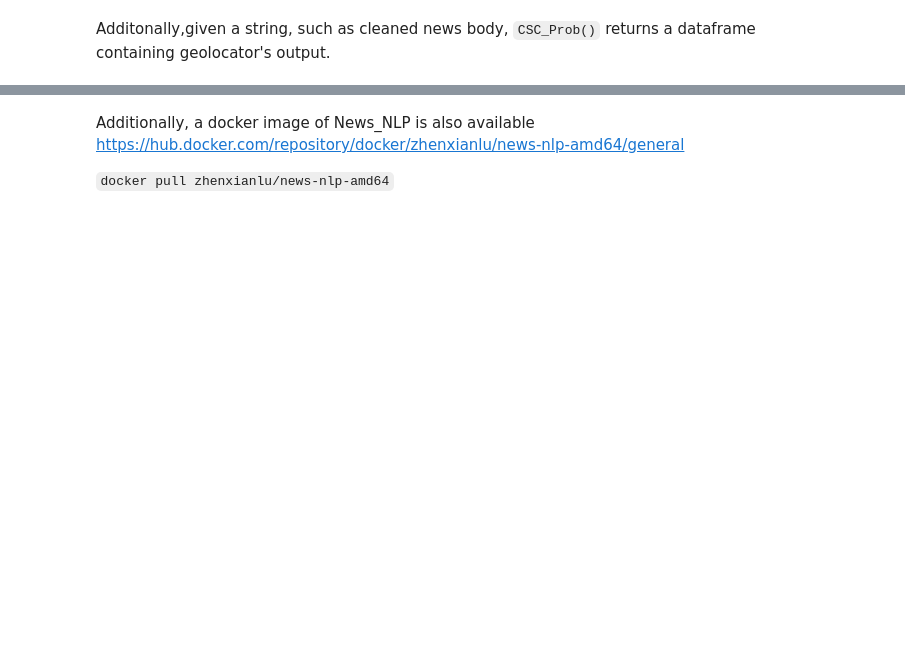
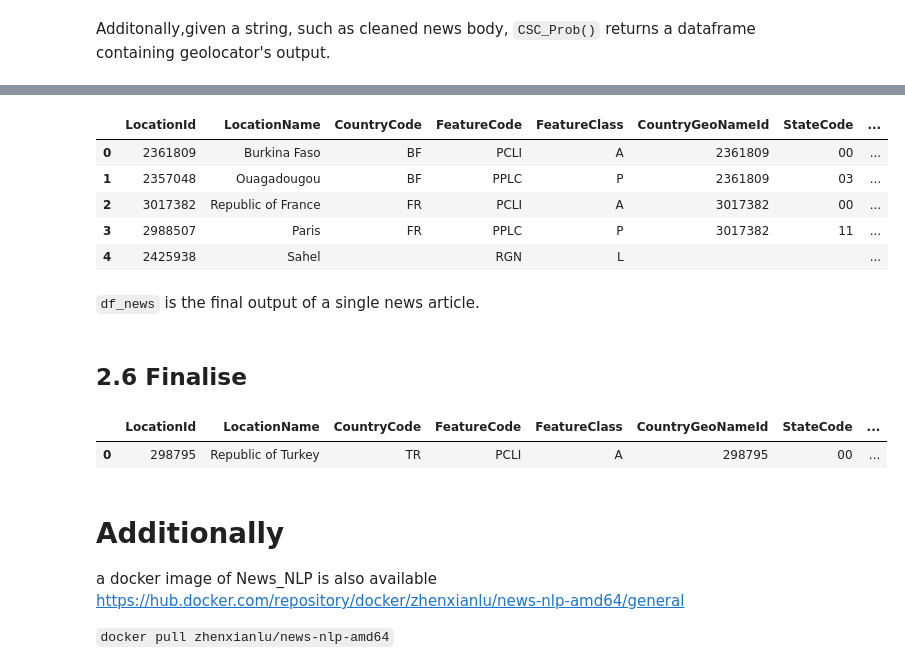
Before and after one commit to HigherHoopern/News_NLP, a Jupyter notebook: NewsAPP.ipynb, the cells around one changed output, grey strips where cells are left out. Drawn from its saved outputs; the diff is of its cells as text; code cells hidden in the pictures; blank space fills up the shorter version.

Commit message:
add single_news_nlp()

```diff
--- a/NewsAPP.ipynb
+++ b/NewsAPP.ipynb
@@ -321,8 +373,8 @@ news[:999]
 ## 2.2 Clean data
 # %%
 # clean news for news type classifier and sentiment classifier
-df_clf_sa = Preprocessing_Clf_SA(news)
-df_clf_sa
+news_clf_sa = Preprocessing_Clf_SA(news)
+news_clf_sa
 # %% [output]
 'ouagadougou afp burkina faso strongman lieutenantcolonel paulhenri sandaogo damiba came power military coup eight month ago friday military official said removed head junta second coup year damiba fi ...
 # %%
@@ -333,0 +388,3 @@ news_geo
+# %%
+pred_class = GPR_Clf(news_clf_sa)
+pred_class
@@ -333,0 +397,4 @@ news_geo
+# %%
+# implemennt sentiment classifier on single news article
+sentiment_strength = Sen_Clf(news_clf_sa)
+sentiment_strength
@@ -357,0 +417,15 @@ df_Get_CSC_Prob.head(5)
+# %%
+df_news['pred_class'] = pred_class
+df_news['Symantic'] = sentiment_strength
+df_news
+# %% [output]
+|  | LocationId | LocationName | CountryCode | FeatureCode | FeatureClass | CountryGeoNameId | StateCode | ... |
+| 0 | 2361809 | Burkina Faso | BF | PCLI | A | 2361809 | 00 | ... |
+| 1 | 2357048 | Ouagadougou | BF | PPLC | P | 2361809 | 03 | ... |
+| 2 | 3017382 | Republic of France | FR | PCLI | A | 3017382 | 00 | ... |
+| 3 | 2988507 | Paris | FR | PPLC | P | 3017382 | 11 | ... |
+| 4 | 2425938 | Sahel |  | RGN | L |  |  | ... |
+# %% [markdown]
+`df_news` is the final output of a single news article.
+# %% [markdown]
+## 2.6 Finalise
@@ -358,4 +452,13 @@ df_Get_CSC_Prob.head(5)
+# %%
+# example
+single_news_nlp("Officials in Turkey say 113 arrest warrants have been issued in \
+                connection with the construction of buildings that collapsed in Monday's earthquake.")
+# %% [output]
+|  | LocationId | LocationName | CountryCode | FeatureCode | FeatureClass | CountryGeoNameId | StateCode | ... |
+| 0 | 298795 | Republic of Turkey | TR | PCLI | A | 298795 | 00 | ... |
 # %% [markdown]
-Additionally, a docker image of News_NLP is also available https://hub.docker.com/repository/docker/zhenxianlu/news-nlp-amd64/general
+# Additionally
+
+ a docker image of News_NLP is also available https://hub.docker.com/repository/docker/zhenxianlu/news-nlp-amd64/general
 
 `docker pull zhenxianlu/news-nlp-amd64`
```
Also changed, not shown: parts of 21 cells of this notebook.
